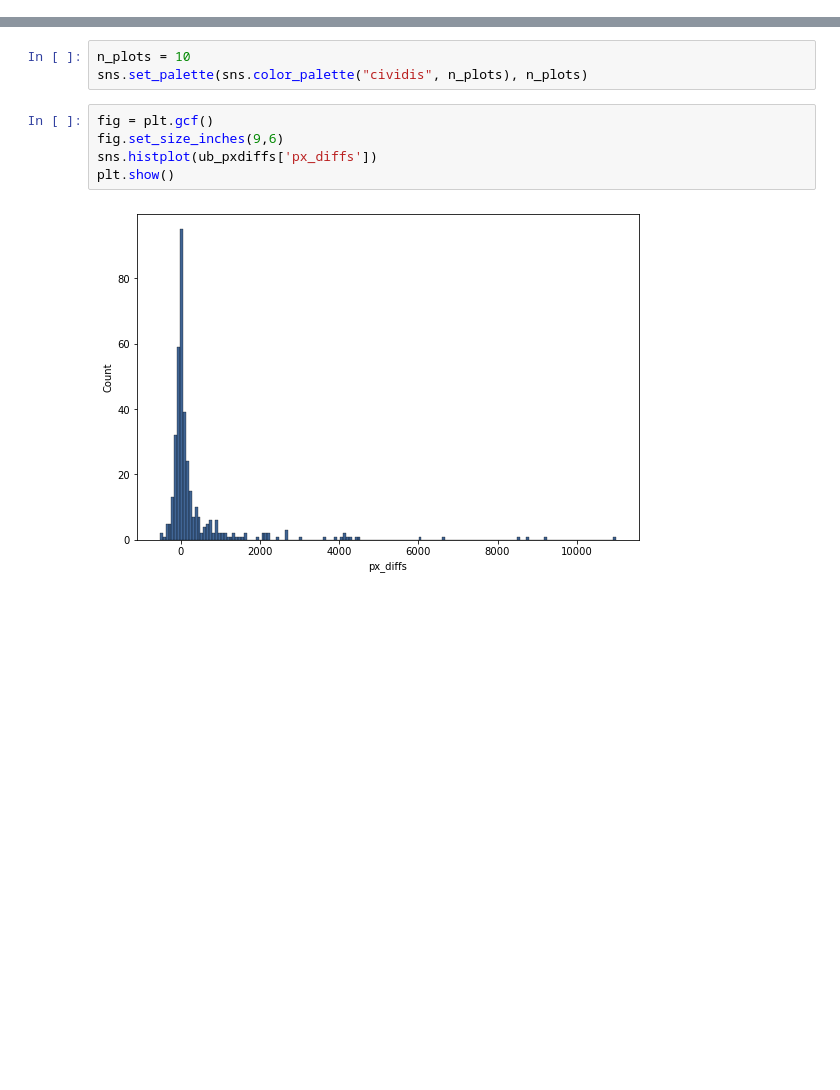
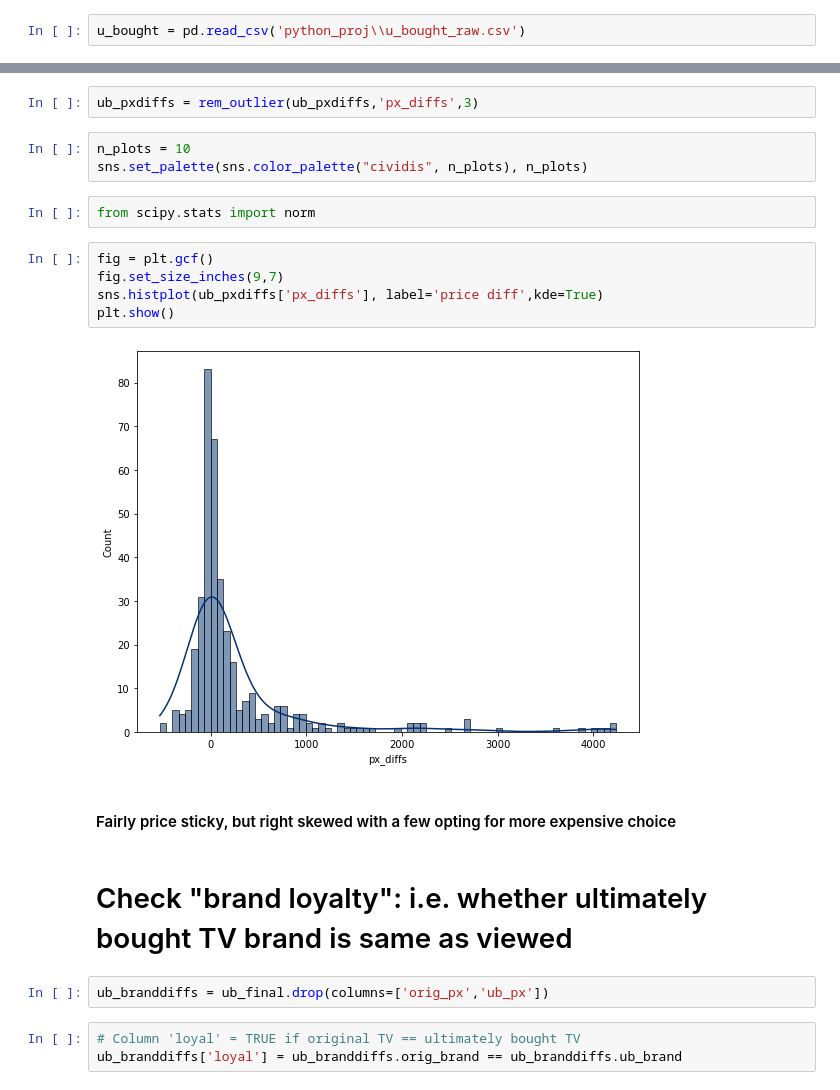
Before and after one commit to dnie44/nycdatascience_python_project, a Jupyter notebook: bb_analysis3.ipynb, the cells around one changed output, grey strips where cells are left out. Saved outputs shown, nothing was run; the diff lists cells and outputs as text; blank space fills up the shorter version.

Commit message:
completed analysis of 'price stickyness' and 'brand loyalty'

```diff
--- a/bb_analysis3.ipynb
+++ b/bb_analysis3.ipynb
@@ -73,3 +81,5 @@ u_bought.to_csv('python_proj\\u_bought_raw.csv')
+# %%
+u_bought = pd.read_csv('python_proj\\u_bought_raw.csv')
 # %%
 # Check results
 assert u_bought.shape[0] == bb.shape[0] == 397, "Pulled rows of data should equal # of products in bb_clean (397)"
@@ -139,10 +154,23 @@ import seaborn as sns
+# %%
+ub_pxdiffs = rem_outlier(ub_pxdiffs,'px_diffs',3)
 # %%
 n_plots = 10
 sns.set_palette(sns.color_palette("cividis", n_plots), n_plots)
-# %%
-fig = plt.gcf()
-fig.set_size_inches(9,6)
-sns.histplot(ub_pxdiffs['px_diffs'])
-plt.show()
-# %% [output]
-[figure, removed]
+# %%
+from scipy.stats import norm
+# %%
+fig = plt.gcf()
+fig.set_size_inches(9,7)
+sns.histplot(ub_pxdiffs['px_diffs'], label='price diff',kde=True)
+plt.show()
+# %% [output]
+[figure, added]
+# %% [markdown]
+#### Fairly price sticky, but right skewed with a few opting for more expensive choice
+# %% [markdown]
+# Check "brand loyalty": i.e. whether ultimately bought TV brand is same as viewed
+# %%
+ub_branddiffs = ub_final.drop(columns=['orig_px','ub_px'])
+# %%
+# Column 'loyal' = TRUE if original TV == ultimately bought TV
+ub_branddiffs['loyal'] = ub_branddiffs.orig_brand == ub_branddiffs.ub_brand
```
Also changed, not shown: parts of 11 cells of this notebook, 2 other files.
